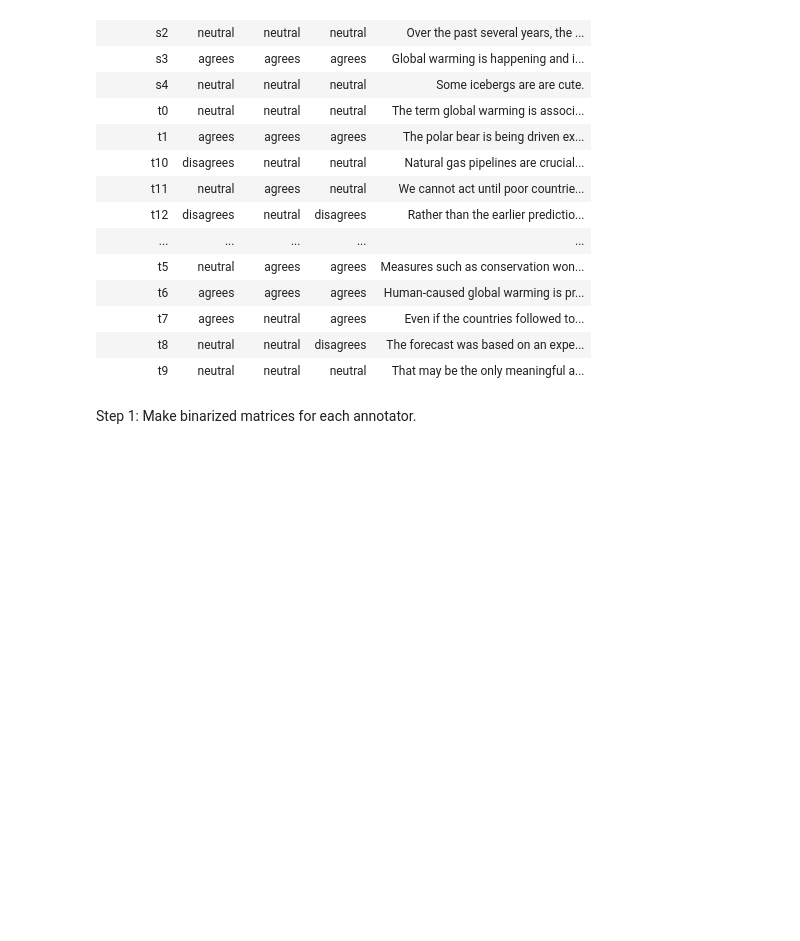
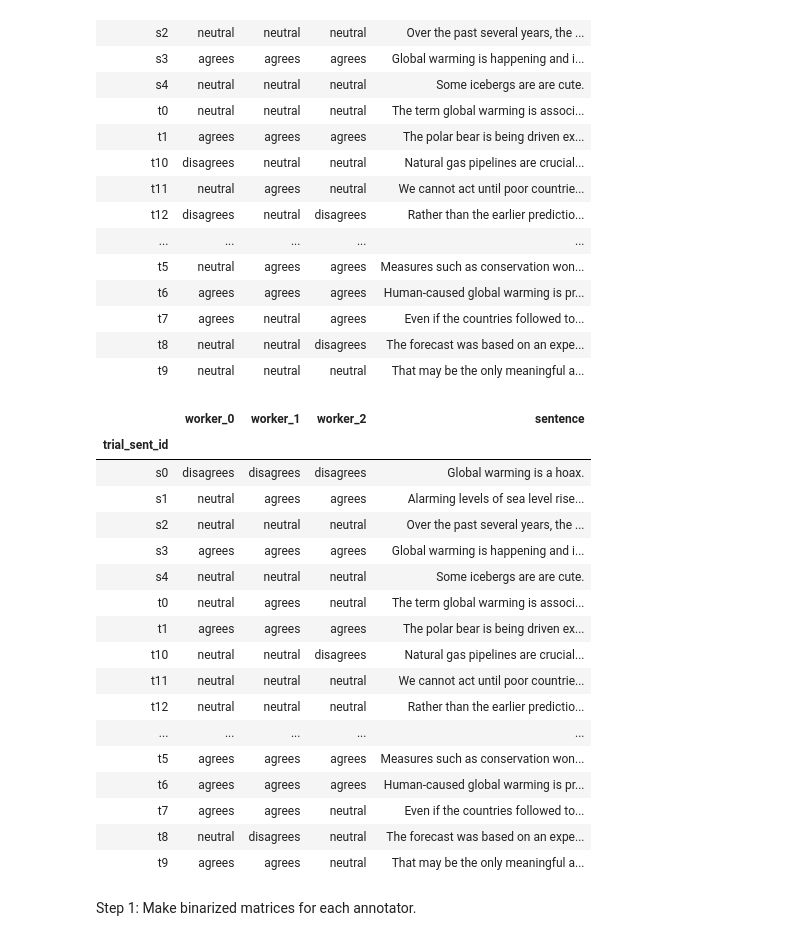
Before and after one commit to yiweiluo/GWStance, a Jupyter notebook: cc_stance/MTurk_results/Inter-annotator agreements.ipynb, the cells around one changed output. Saved outputs shown, nothing was run; the diff lists cells and outputs as text; code cells hidden in the pictures; blank space fills up the shorter version.

```diff
--- a/cc_stance/MTurk_results/Inter-annotator agreements.ipynb
+++ b/cc_stance/MTurk_results/Inter-annotator agreements.ipynb
@@ -315,11 +362,20 @@ for w_id in [0,1,2]:#worker_ids:
     worker_labels = worker_labels.drop(["trial_number","RT","condition","workerid"],axis=1)
     worker_labels.columns = ['worker_{}'.format(w_id)]
     labels_per_worker_1[w_id] = worker_labels
+labels_per_worker_2 = {}
+for w_id in [0,1,2]:#worker_ids:
+    worker_labels = trials_per_worker_2.get_group(w_id).sort_values(by='trial_sent_id')
+    worker_labels = worker_labels.set_index('trial_sent_id')
+    worker_labels = worker_labels.drop(["trial_number","RT","condition","workerid"],axis=1)
+    worker_labels.columns = ['worker_{}'.format(w_id)]
+    labels_per_worker_2[w_id] = worker_labels
 # %%
 all_worker_labels_0 = pd.concat([labels_per_worker[0], labels_per_worker[1], labels_per_worker[2],
                                labels_per_worker[3], labels_per_worker[4]], axis=1)
 all_worker_labels_1 = pd.concat([labels_per_worker_1[0], labels_per_worker_1[1],
                                  labels_per_worker_1[2]], axis=1)
+all_worker_labels_2 = pd.concat([labels_per_worker_2[0], labels_per_worker_2[1],
+                                 labels_per_worker_2[2]], axis=1)
 # %% [markdown]
 Add original sentence:
 # %%
@@ -372,6 +428,8 @@ all_worker_labels_0['sentence'] = [sent_id_to_sent_0[s_id] for s_id in
                                   all_worker_labels_0.index]
 all_worker_labels_1['sentence'] = [sent_id_to_sent_1[s_id] for s_id in
                                   all_worker_labels_1.index]
+all_worker_labels_2['sentence'] = [sent_id_to_sent_1[s_id] for s_id in
+                                  all_worker_labels_2.index]
 # %%
 pd.set_option('display.max_colwidth', -1)
 all_worker_labels_0
@@ -417,6 +473,27 @@ all_worker_labels_1
 | t7 | agrees | neutral | agrees | Even if the countries followed to... |
 | t8 | neutral | neutral | disagrees | The forecast was based on an expe... |
 | t9 | neutral | neutral | neutral | That may be the only meaningful a... |
+# %%
+all_worker_labels_2
+# %% [output]
+|  | worker_0 | worker_1 | worker_2 | sentence |
+| trial_sent_id |  |  |  |  |
+| s0 | disagrees | disagrees | disagrees | Global warming is a hoax. |
+| s1 | neutral | agrees | agrees | Alarming levels of sea level rise... |
+| s2 | neutral | neutral | neutral | Over the past several years, the ... |
+| s3 | agrees | agrees | agrees | Global warming is happening and i... |
+| s4 | neutral | neutral | neutral | Some icebergs are are cute. |
+| t0 | neutral | agrees | neutral | The term global warming is associ... |
+| t1 | agrees | agrees | agrees | The polar bear is being driven ex... |
+| t10 | neutral | neutral | disagrees | Natural gas pipelines are crucial... |
+| t11 | neutral | neutral | neutral | We cannot act until poor countrie... |
+| t12 | neutral | neutral | neutral | Rather than the earlier predictio... |
+| ... | ... | ... | ... | ... |
+| t5 | agrees | agrees | agrees | Measures such as conservation won... |
+| t6 | agrees | agrees | agrees | Human-caused global warming is pr... |
+| t7 | agrees | agrees | neutral | Even if the countries followed to... |
+| t8 | neutral | disagrees | neutral | The forecast was based on an expe... |
+| t9 | agrees | agrees | neutral | That may be the only meaningful a... |
 # %%
 # t12, t14, t4
 # %% [markdown]
```
Also changed, not shown: parts of 26 cells of this notebook.
